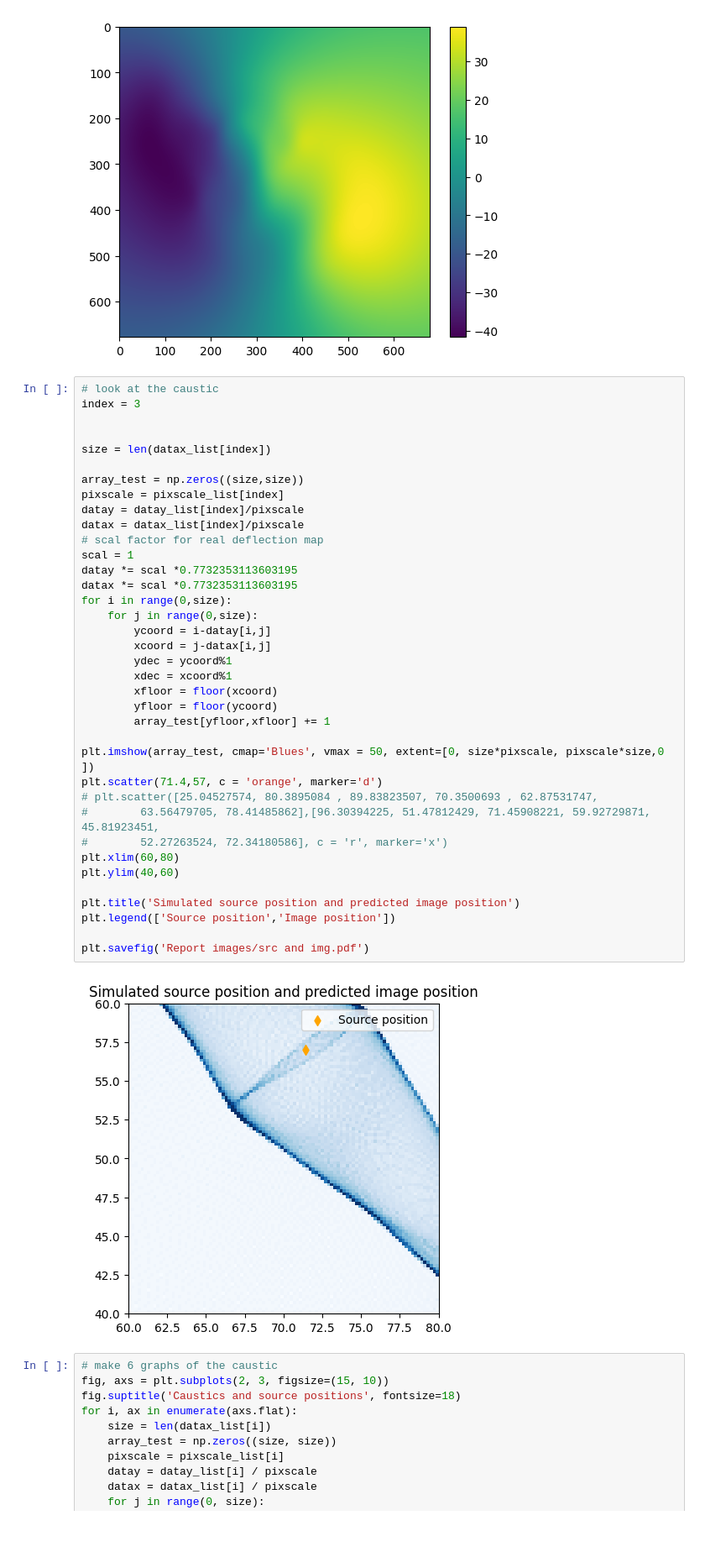
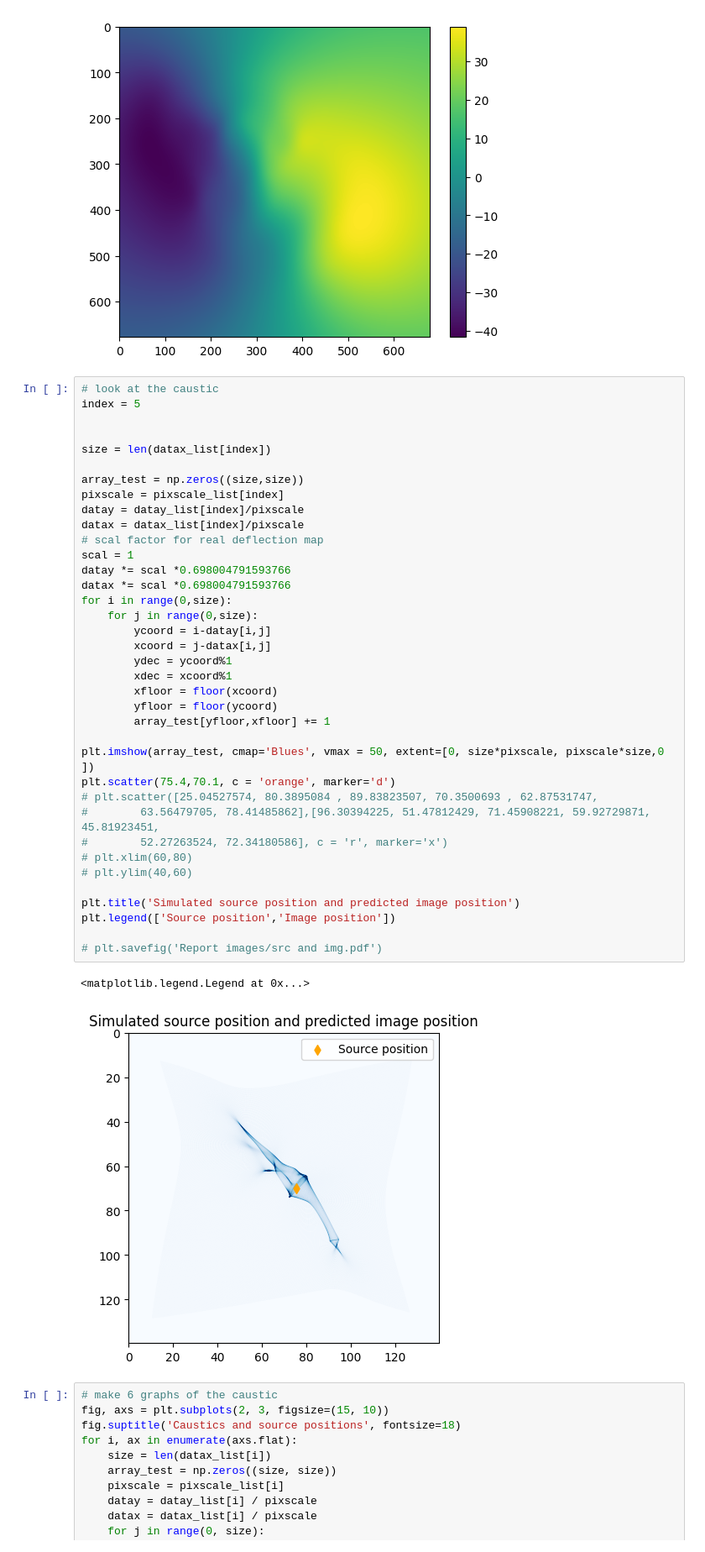
Before and after one commit to diceandcats/GWlensing_Brian, a Jupyter notebook: visualize cluster.ipynb, the cells around one changed output. Shown at 84% size. Cells and saved outputs as stored; diff of their text form.

```diff
--- a/visualize cluster.ipynb
+++ b/visualize cluster.ipynb
@@ -97,43 +97,44 @@ plt.colorbar()
 [figure]
 # %%
 # look at the caustic
-index = 3
+index = 5
 
 
 size = len(datax_list[index])
 
 array_test = np.zeros((size,size))
 pixscale = pixscale_list[index]
 datay = datay_list[index]/pixscale
 datax = datax_list[index]/pixscale
 # scal factor for real deflection map
 scal = 1
-datay *= scal *0.7732353113603195
-datax *= scal *0.7732353113603195
+datay *= scal *0.698004791593766
+datax *= scal *0.698004791593766
 for i in range(0,size):
     for j in range(0,size):
         ycoord = i-datay[i,j]
         xcoord = j-datax[i,j]
         ydec = ycoord%1
         xdec = xcoord%1
         xfloor = floor(xcoord)
         yfloor = floor(ycoord)
         array_test[yfloor,xfloor] += 1
 
 plt.imshow(array_test, cmap='Blues', vmax = 50, extent=[0, size*pixscale, pixscale*size,0 ])
-plt.scatter(71.4,57, c = 'orange', marker='d')
+plt.scatter(75.4,70.1, c = 'orange', marker='d')
 # plt.scatter([25.04527574, 80.3895084 , 89.83823507, 70.3500693 , 62.87531747,
 #        63.56479705, 78.41485862],[96.30394225, 51.47812429, 71.45908221, 59.92729871, 45.81923451,
 #        52.27263524, 72.34180586], c = 'r', marker='x')
-plt.xlim(60,80)
-plt.ylim(40,60)
+# plt.xlim(60,80)
+# plt.ylim(40,60)
 
 plt.title('Simulated source position and predicted image position')
 plt.legend(['Source position','Image position'])
 
-plt.savefig('Report images/src and img.pdf')
+# plt.savefig('Report images/src and img.pdf')
 # %% [output]
+<matplotlib.legend.Legend at 0x...>
-[figure, old version]
+[figure, new version]
 # %%
 # make 6 graphs of the caustic
 fig, axs = plt.subplots(2, 3, figsize=(15, 10))
```
Also changed, not shown: 4 other files.
